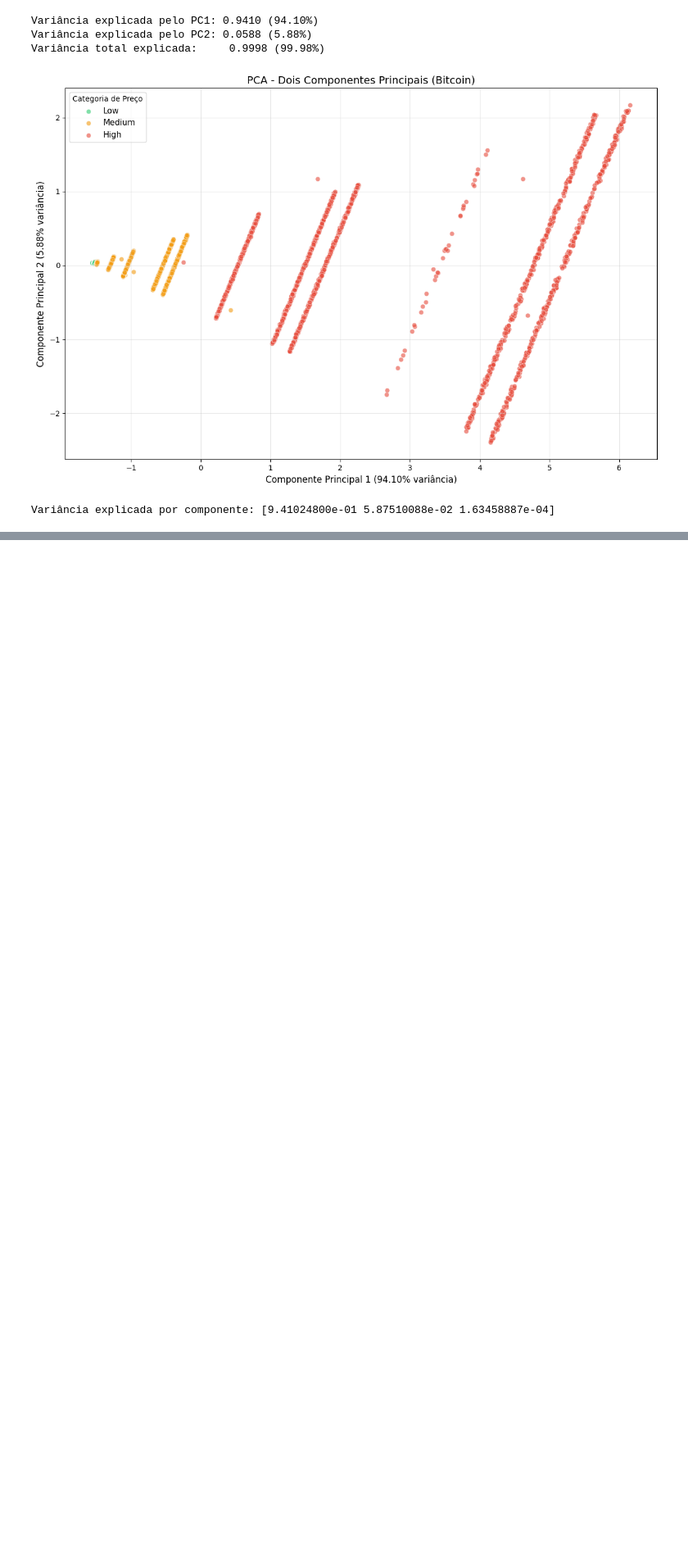
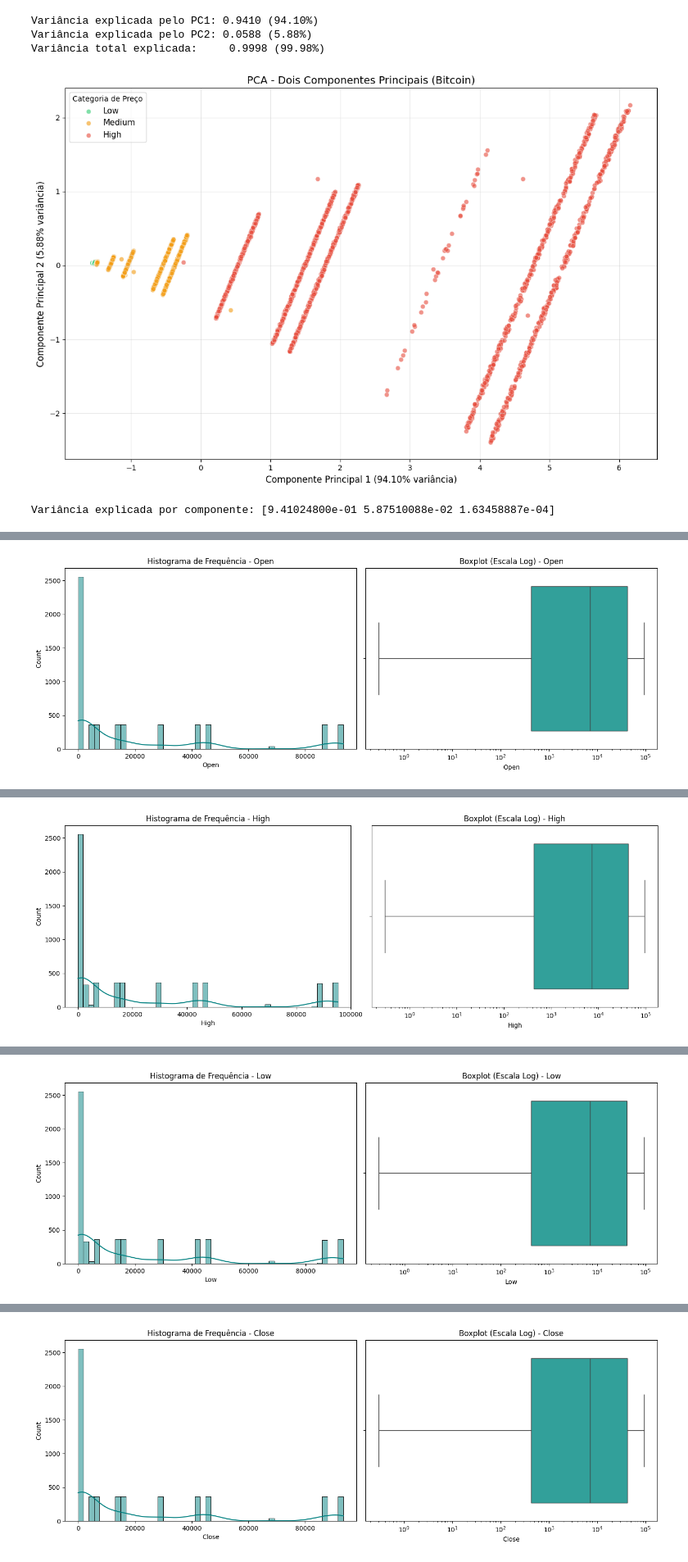
Before and after one commit to iTzK1/ProjetoBitcoin, a Jupyter notebook: ProjetoKauan.ipynb, the cells around one changed output, grey strips where cells are left out. Shown at 82% size. Saved outputs shown, nothing was run; the diff lists cells and outputs as text; code cells hidden in the pictures; blank space fills up the shorter version.

```diff
--- a/ProjetoKauan.ipynb
+++ b/ProjetoKauan.ipynb
@@ -256,3 +252,75 @@ fig = px.scatter_3d(
 fig.update_traces(marker=dict(size=3))
 
 fig.show()
+# %%
+
+colunas_para_ignorar = ['Date', 'PCA1', 'PCA2', 'PCA3']
+
+
+for coluna in df.columns:
+
+
+    if coluna in colunas_para_ignorar:
+        continue
+
+    print(f"\n{'='*60}")
+    print(f"ANALISANDO A COLUNA: {coluna.upper()}")
+    print(f"{'='*60}")
+
+    if pd.api.types.is_numeric_dtype(df[coluna]):
+            print("Tipo de Dado: Numérico Contínuo\n")
+            print(df[coluna].describe())
+
+            plt.figure(figsize=(14, 5))
+
+            # Gráfico 1: Histograma
+            plt.subplot(1, 2, 1)
+            sns.histplot(df[coluna], bins=50, kde=True, color='teal')
+            plt.title(f'Histograma de Frequência - {coluna}', fontsize=12)
+            plt.xlabel(coluna)
+            plt.ticklabel_format(style='plain', axis='x')
+
+            # Gráfico 2: Boxplot com Escala Logarítmica
+            plt.subplot(1, 2, 2)
+            # Removi o showfliers=False para você ver todos os pontinhos
+            sns.boxplot(x=df[coluna], color='lightseagreen')
+            plt.title(f'Boxplot (Escala Log) - {coluna}', fontsize=12)
+            plt.xlabel(coluna)
+            plt.xscale('log') # <--- O LOG VOLTOU AQUI!
+
+            plt.tight_layout()
+            plt.show()
+
+
+    else:
+        print("Tipo de Dado: Categórico\n")
+
+
+        freq_abs = df[coluna].value_counts()
+        freq_rel = df[coluna].value_counts(normalize=True) * 100
+
+
+        dist_freq = pd.DataFrame({
+            'Freq. Absoluta': freq_abs,
+            'Freq. Relativa (%)': freq_rel.round(2)
+        })
+        print(dist_freq)
+
+
+        plt.figure(figsize=(12, 5))
+
+
+        plt.subplot(1, 2, 1)
+        plt.pie(freq_abs, labels=freq_abs.index, autopct='%1.1f%%', startangle=90, colors=sns.color_palette("pastel"))
+        plt.title(f'Proporção de {coluna}')
+
+
+        plt.subplot(1, 2, 2)
+        sns.barplot(x=freq_abs.index, y=freq_abs.values, hue=freq_abs.index, palette='viridis', legend=False)
+        plt.title(f'Contagem de {coluna}')
+        plt.xlabel(coluna)
+        plt.ylabel('Frequência')
+
+        plt.tight_layout()
+        plt.show()
+# %% [output]
@@ -258,0 +341 @@ fig.show()
+[figure, added]
@@ -258,0 +356 @@ fig.show()
+[figure, added]
@@ -258,0 +371 @@ fig.show()
+[figure, added]
@@ -258,0 +386 @@ fig.show()
+[figure, added]
```
Also changed, not shown: parts of 2 cells of this notebook.
